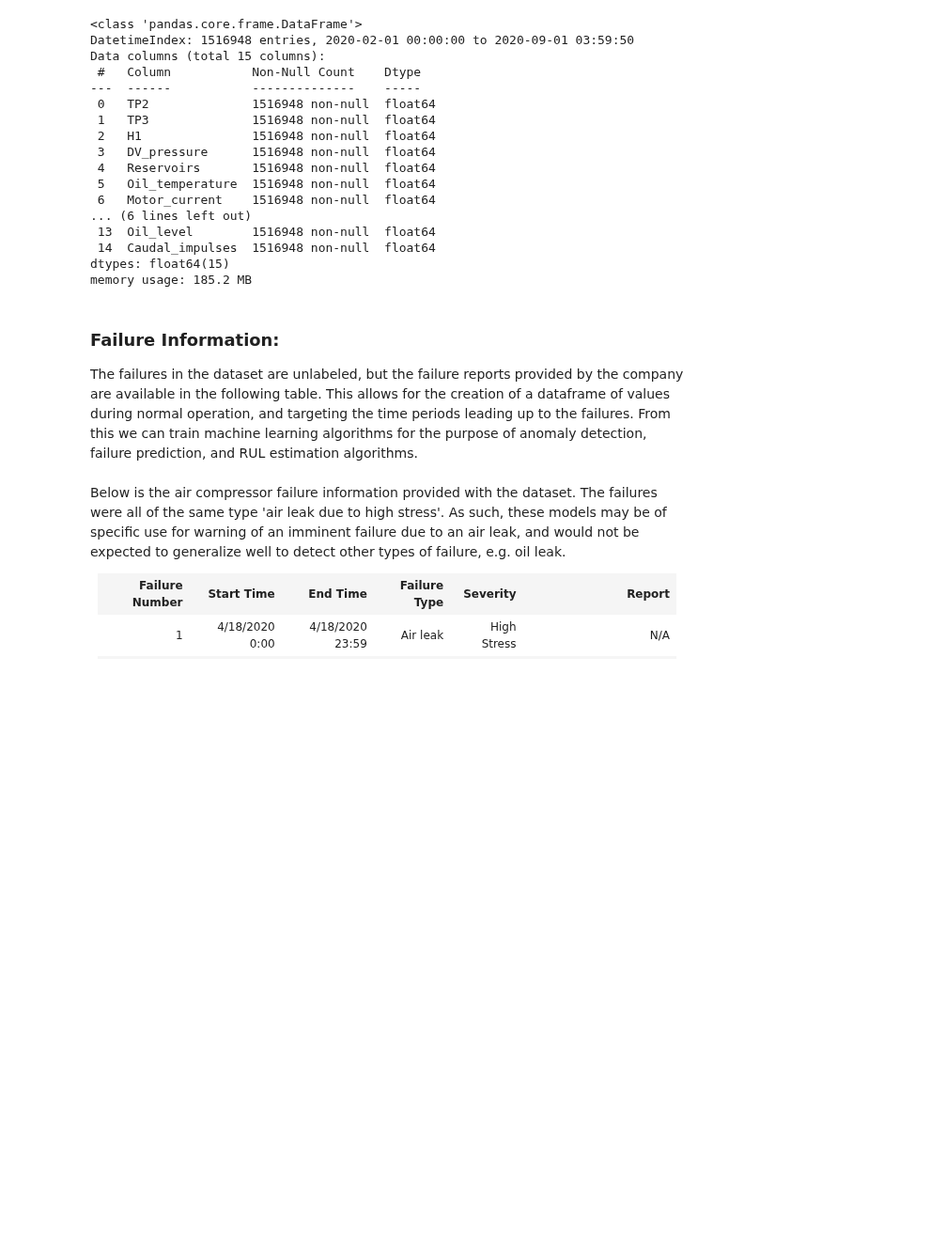
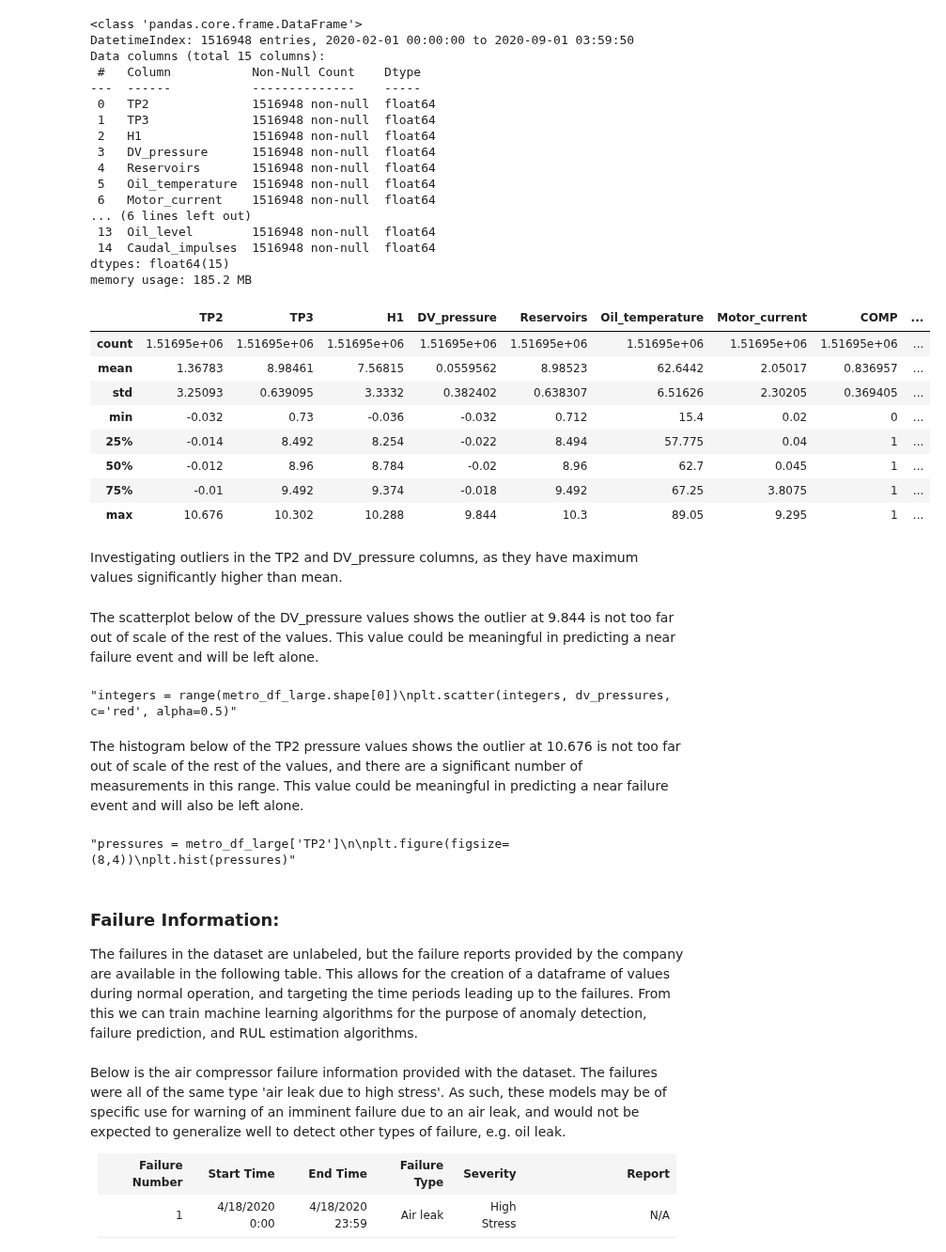
Before and after one commit to Dave-Codes/Predictive-Maintenance, a Jupyter notebook: predictive-maintenance-metropt-3.ipynb, the cells around one changed output. Shown at 94% size. Drawn from its saved outputs; the diff is of its cells as text; code cells hidden in the pictures; blank space fills up the shorter version.

Commit message:
outlier detection, test commit

```diff
--- a/predictive-maintenance-metropt-3.ipynb
+++ b/predictive-maintenance-metropt-3.ipynb
@@ -107,6 +107,37 @@ Data columns (total 15 columns):
  14  Caudal_impulses  1516948 non-null  float64
 dtypes: float64(15)
 memory usage: 185.2 MB
+# %%
+# displaying summary statistics of the dataframe while suppressing scientific notation
+metro_df_large.describe().apply(lambda s: s.apply(lambda x: format(x, 'g')))
+# %% [output]
+|  | TP2 | TP3 | H1 | DV_pressure | Reservoirs | Oil_temperature | Motor_current | COMP | ... |
+| count | 1.51695e+06 | 1.51695e+06 | 1.51695e+06 | 1.51695e+06 | 1.51695e+06 | 1.51695e+06 | 1.51695e+06 | 1.51695e+06 | ... |
+| mean | 1.36783 | 8.98461 | 7.56815 | 0.0559562 | 8.98523 | 62.6442 | 2.05017 | 0.836957 | ... |
+| std | 3.25093 | 0.639095 | 3.3332 | 0.382402 | 0.638307 | 6.51626 | 2.30205 | 0.369405 | ... |
+| min | -0.032 | 0.73 | -0.036 | -0.032 | 0.712 | 15.4 | 0.02 | 0 | ... |
+| 25% | -0.014 | 8.492 | 8.254 | -0.022 | 8.494 | 57.775 | 0.04 | 1 | ... |
+| 50% | -0.012 | 8.96 | 8.784 | -0.02 | 8.96 | 62.7 | 0.045 | 1 | ... |
+| 75% | -0.01 | 9.492 | 9.374 | -0.018 | 9.492 | 67.25 | 3.8075 | 1 | ... |
+| max | 10.676 | 10.302 | 10.288 | 9.844 | 10.3 | 89.05 | 9.295 | 1 | ... |
+# %% [markdown]
+Investigating outliers in the TP2 and DV_pressure columns, as they have maximum values significantly higher than mean.
+# %% [markdown]
+The scatterplot below of the DV_pressure values shows the outlier at 9.844 is not too far out of scale of the rest of the values. This value could be meaningful in predicting a near failure event and will be left alone.
+# %%
+"""integers = range(metro_df_large.shape[0])
+plt.scatter(integers, dv_pressures, c='red', alpha=0.5)"""
+# %% [output]
+"integers = range(metro_df_large.shape[0])\nplt.scatter(integers, dv_pressures, c='red', alpha=0.5)"
+# %% [markdown]
+The histogram below of the TP2 pressure values shows the outlier at 10.676 is not too far out of scale of the rest of the values, and there are a significant number of measurements in this range. This value could be meaningful in predicting a near failure event and will also be left alone.
+# %%
+"""pressures = metro_df_large['TP2']
+
+plt.figure(figsize=(8,4))
+plt.hist(pressures)"""
+# %% [output]
+"pressures = metro_df_large['TP2']\n\nplt.figure(figsize=(8,4))\nplt.hist(pressures)"
 # %% [markdown]
 <h3>Failure Information:</h3>
 
```
Also changed, not shown: parts of 7 cells of this notebook.
